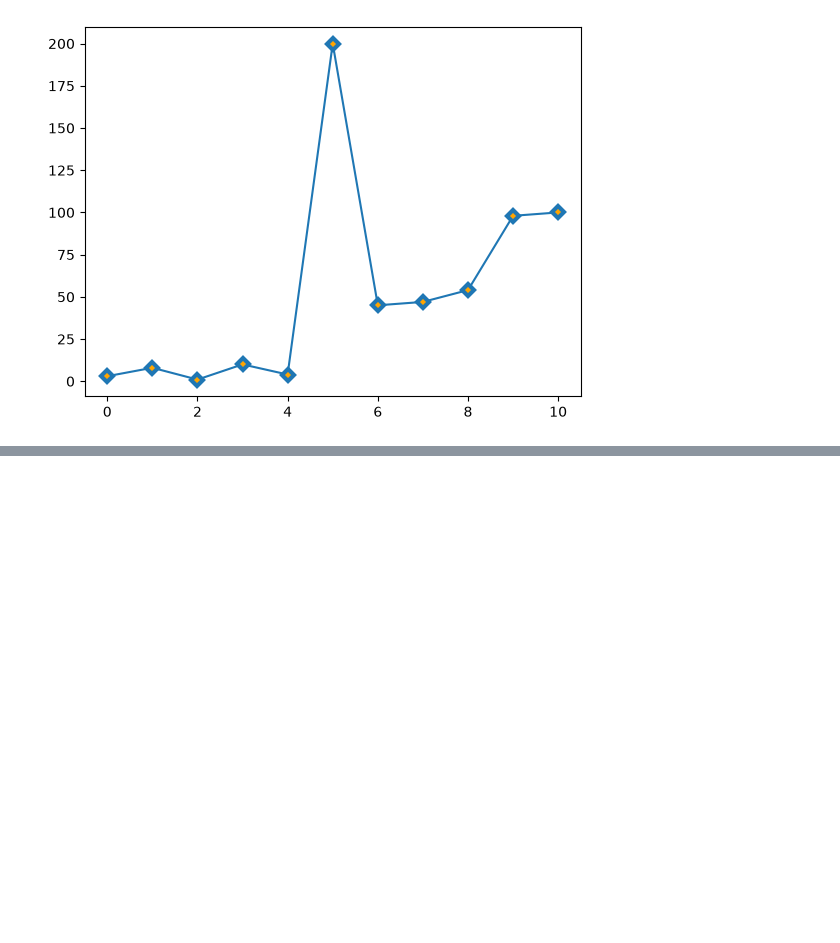
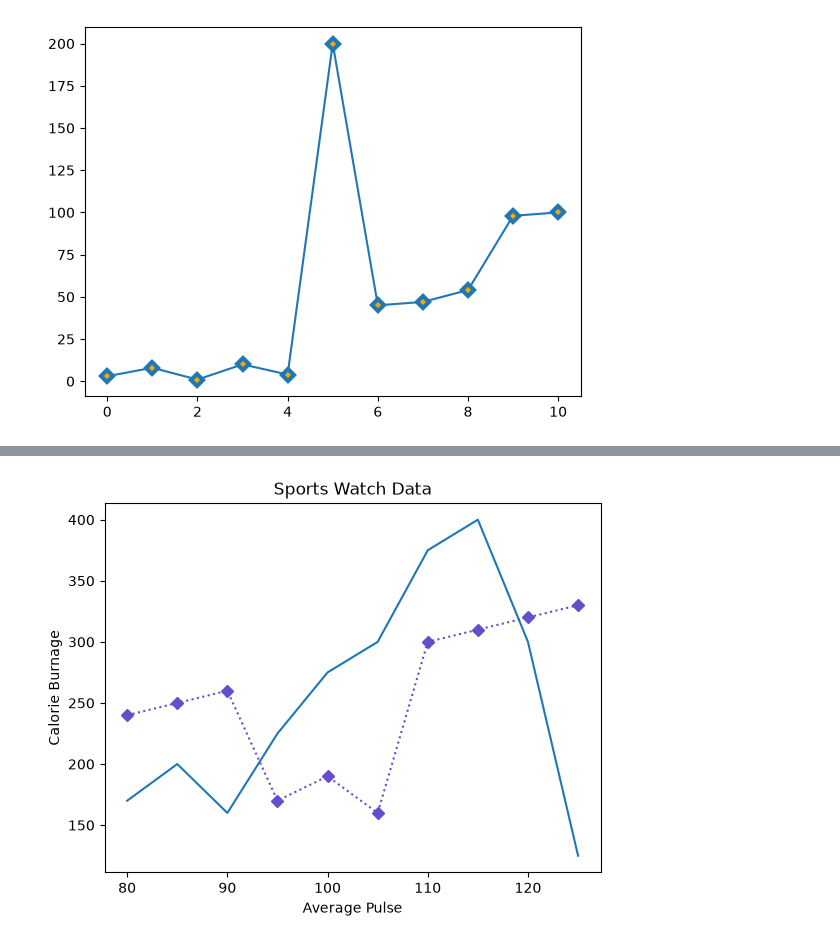
Before and after one commit to yismawd/rtt-36sept, a Jupyter notebook: 386/386.5/data_visualization/R_GLAB_386.5.1_Line_charts.ipynb, the cells around one changed output, grey strips where cells are left out. Saved outputs shown, nothing was run; the diff lists cells and outputs as text; code cells hidden in the pictures; blank space fills up the shorter version.

```diff
--- a/386/386.5/data_visualization/R_GLAB_386.5.1_Line_charts.ipynb
+++ b/386/386.5/data_visualization/R_GLAB_386.5.1_Line_charts.ipynb
@@ -62,0 +67,10 @@ plt.show()
+# %%
+# creat a linestyle, custom color, doted linestyle, diamond marker
+plt.plot(x, y, linestyle=':', marker='D', color=(0.4, 0.3, 0.8))
+plt.plot(x, [170, 200, 160, 225, 275, 300, 375, 400, 300, 125])
+plt.title('Sports Watch Data')
+plt.xlabel('Average Pulse')
+plt.ylabel('Calorie Burnage')
+plt.show()
+# %% [output]
+[figure, added]
```
Also changed, not shown: parts of 5 cells of this notebook.
